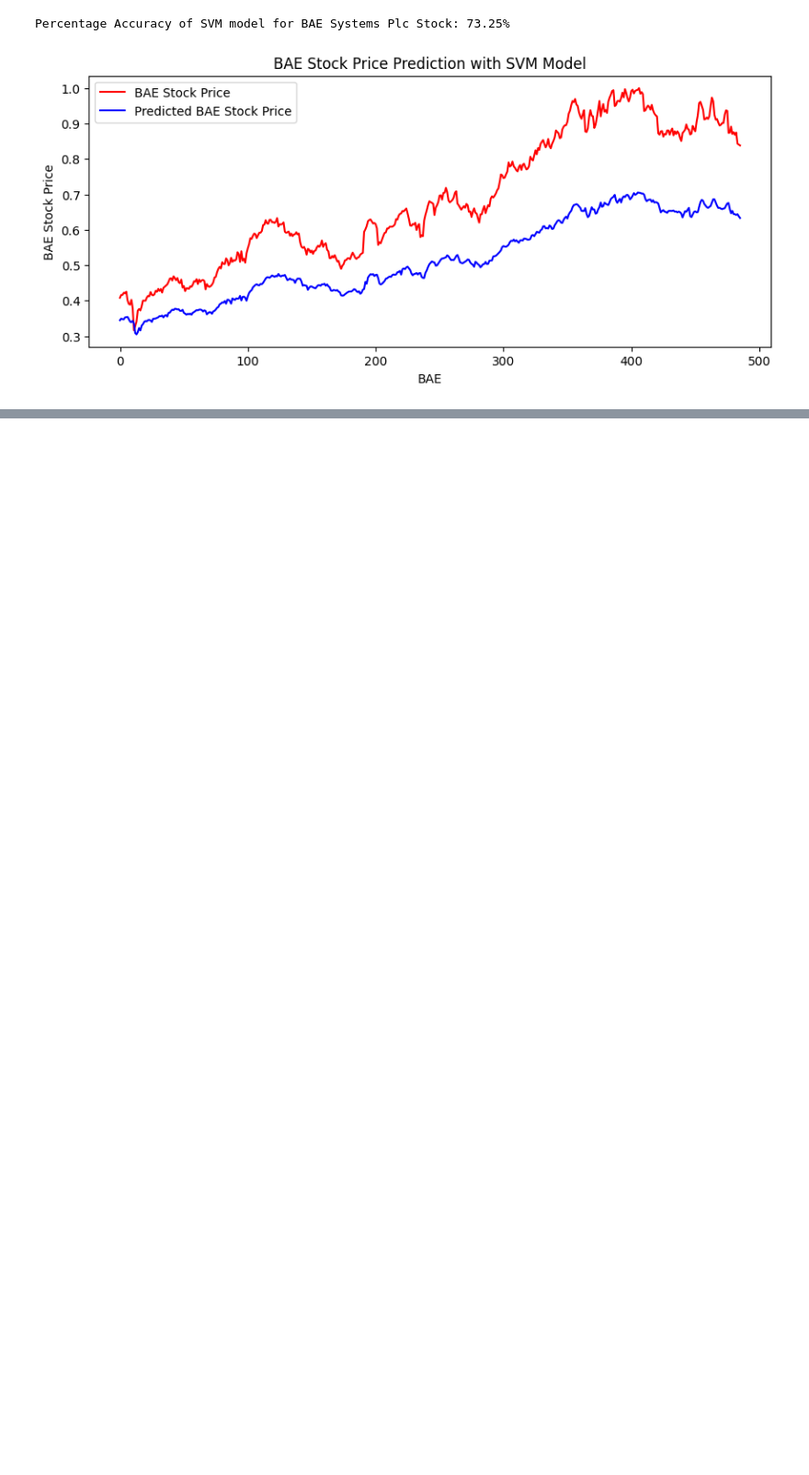
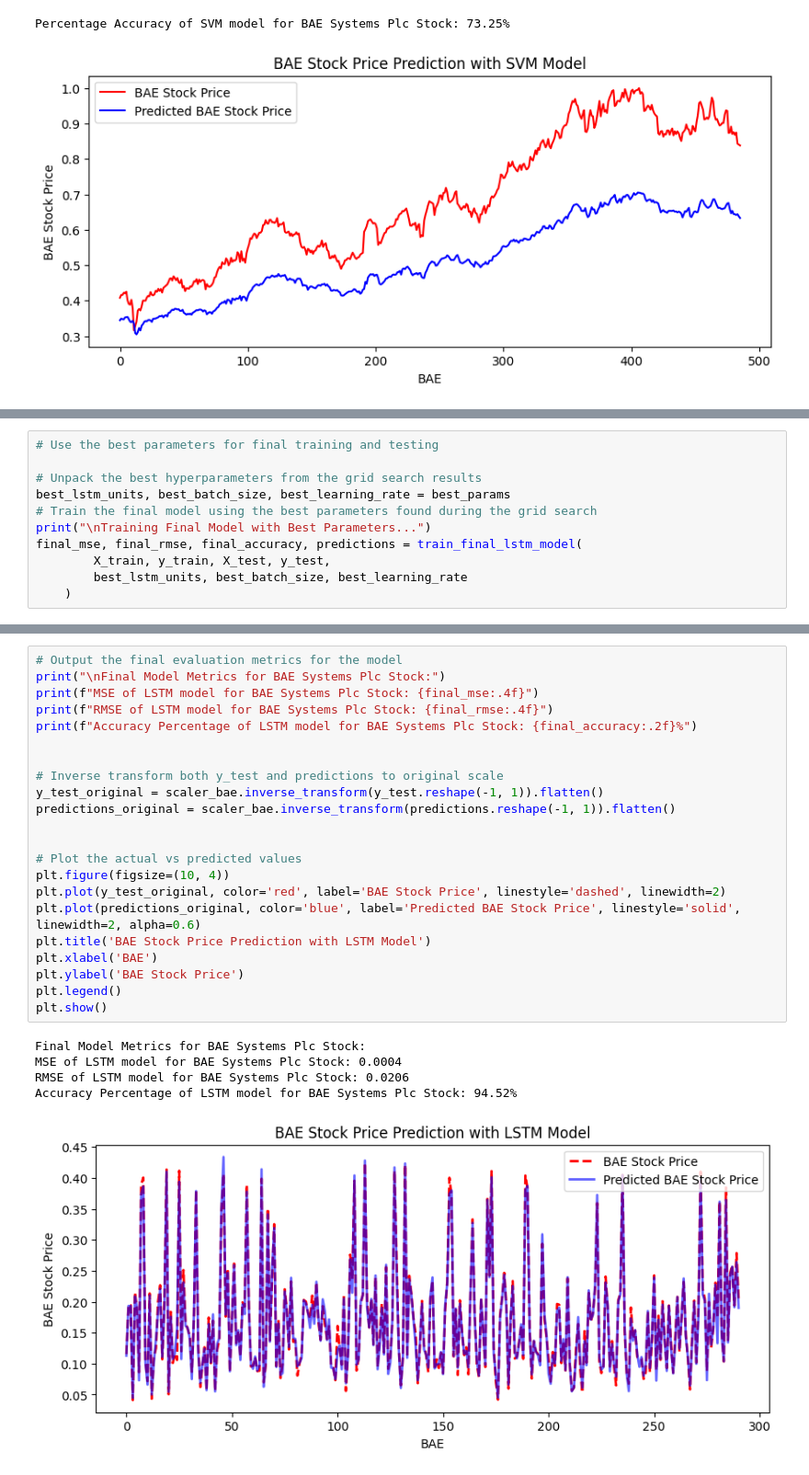
Before and after one commit to Bhavana-Kolli/22035573_Final-Project_Stock-Market, a Jupyter notebook: 22035573_Data_Science_Project.ipynb, the cells around one changed output, grey strips where cells are left out. Shown: that part at 92% size. Saved outputs shown, nothing was run; the diff lists cells and outputs as text; blank space fills up the shorter version.

```diff
--- a/22035573_Data_Science_Project.ipynb
+++ b/22035573_Data_Science_Project.ipynb
@@ -293,0 +490,11 @@ Percentage Accuracy of SVM model for BAE Systems Plc Stock: 73.25%
+# %%
+# Use the best parameters for final training and testing
+
+# Unpack the best hyperparameters from the grid search results
+best_lstm_units, best_batch_size, best_learning_rate = best_params
+# Train the final model using the best parameters found during the grid search
+print("\nTraining Final Model with Best Parameters...")
+final_mse, final_rmse, final_accuracy, predictions = train_final_lstm_model(
+        X_train, y_train, X_test, y_test,
+        best_lstm_units, best_batch_size, best_learning_rate
+    )
@@ -293,0 +534,28 @@ Percentage Accuracy of SVM model for BAE Systems Plc Stock: 73.25%
+# %%
+# Output the final evaluation metrics for the model
+print("\nFinal Model Metrics for BAE Systems Plc Stock:")
+print(f"MSE of LSTM model for BAE Systems Plc Stock: {final_mse:.4f}")
+print(f"RMSE of LSTM model for BAE Systems Plc Stock: {final_rmse:.4f}")
+print(f"Accuracy Percentage of LSTM model for BAE Systems Plc Stock: {final_accuracy:.2f}%")
+
+
+# Inverse transform both y_test and predictions to original scale
+y_test_original = scaler_bae.inverse_transform(y_test.reshape(-1, 1)).flatten()
+predictions_original = scaler_bae.inverse_transform(predictions.reshape(-1, 1)).flatten()
+
+
+# Plot the actual vs predicted values
+plt.figure(figsize=(10, 4))
+plt.plot(y_test_original, color='red', label='BAE Stock Price', linestyle='dashed', linewidth=2)
+plt.plot(predictions_original, color='blue', label='Predicted BAE Stock Price', linestyle='solid', linewidth=2, alpha=0.6)
+plt.title('BAE Stock Price Prediction with LSTM Model')
+plt.xlabel('BAE')
+plt.ylabel('BAE Stock Price')
+plt.legend()
+plt.show()
+# %% [output]
+Final Model Metrics for BAE Systems Plc Stock:
+MSE of LSTM model for BAE Systems Plc Stock: 0.0004
+RMSE of LSTM model for BAE Systems Plc Stock: 0.0206
+Accuracy Percentage of LSTM model for BAE Systems Plc Stock: 94.52%
+[figure, added]
```
Also changed, not shown: parts of 7 cells of this notebook.
